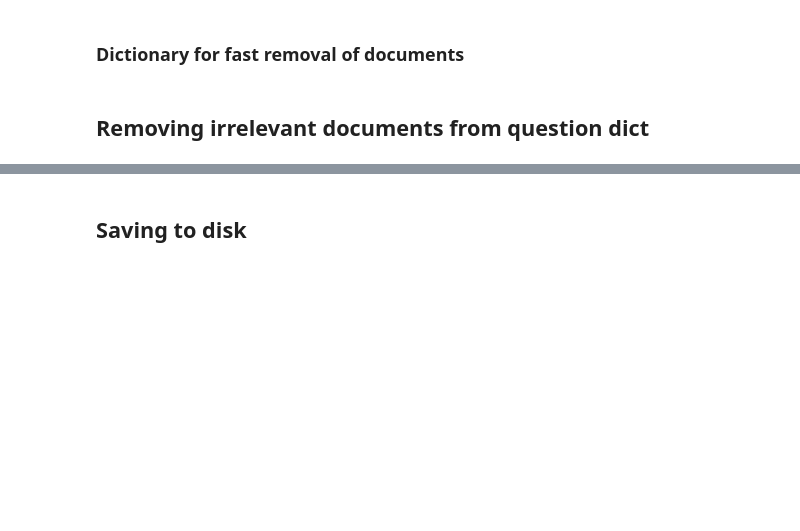
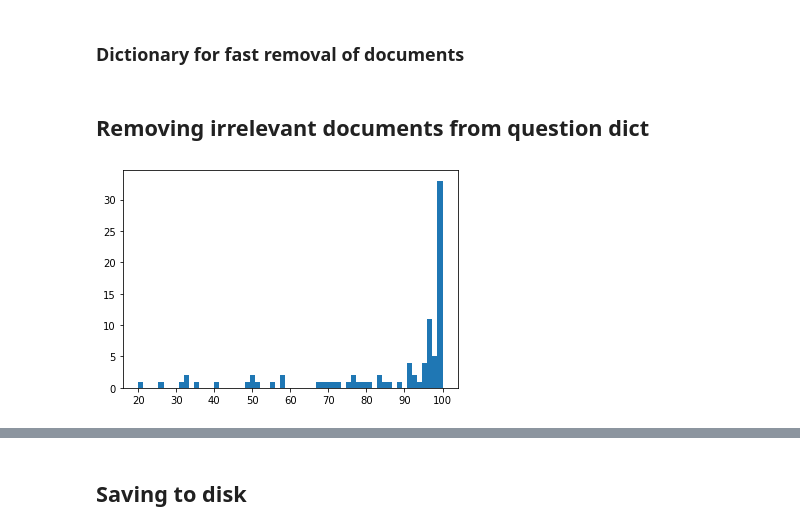
Before and after one commit to andresrosso/col-un-bioasq11, a Jupyter notebook: notebooks/graphs/test.ipynb, the cells around one changed output, grey strips where cells are left out. Cells and saved outputs as stored; diff of their text form; code cells hidden in the pictures; blank space fills up the shorter version.

```diff
--- a/notebooks/graphs/test.ipynb
+++ b/notebooks/graphs/test.ipynb
@@ -23,3 +25,3 @@ TEST_FILE_NAME = 'test_original_10b-testset4.json'
 # %%
-LOAD_FOLDER = '/datasets/johan_tests_original_format_graphs/similarity_shape_100_20__score_threshold_006__similarity_relevance_07/testset4/'
+LOAD_FOLDER = '/datasets/johan_tests_original_format_graphs_bm25/similarity_shape_100_20__score_threshold_006__similarity_relevance_07/testset5'
 # %%
@@ -33,12 +35,12 @@ SAVING_PATH = f'{SAVING_FOLDER}/{TEST_FILE_NAME}'
 # %% [markdown]
 ## Dataset params
 # %%
-BATCH_SIZE = 64
+BATCH_SIZE = 256
 # %%
 VAL_PERCENTAGE = 0.15
 TEST_PERCENTAGE = 0.15
 # %%
-RELEVANCE_THRESHOLD = 0.04
+RELEVANCE_THRESHOLD = 10
 # %%
 RANDOM_STATE = 42
 # %%
@@ -119,10 +121,16 @@ dataset.metadata['is_relevant'] = y_pred.argmax(axis=1)
 # %% [markdown]
 ### Dictionary for fast removal of documents
 # %%
-relevant_documents = {}
+final_relevant_documents = {}
 for question, relevant_documents in dataset.metadata[
     dataset.metadata['is_relevant'] == 1
 ].groupby('question_id'):
-    relevant_documents[question] = relevant_documents['document_id'].unique()
+    final_relevant_documents[question] = relevant_documents['document_id'].unique()
 # %% [markdown]
 ## Removing irrelevant documents from question dict
+# %%
+len_docs = [len(question['documents']) for question in questions['questions']]
+plt.hist(len_docs, bins = 60)
+plt.show()
+# %% [output]
+[figure, added]
```
Also changed, not shown: parts of 10 cells of this notebook, 9 other files.
